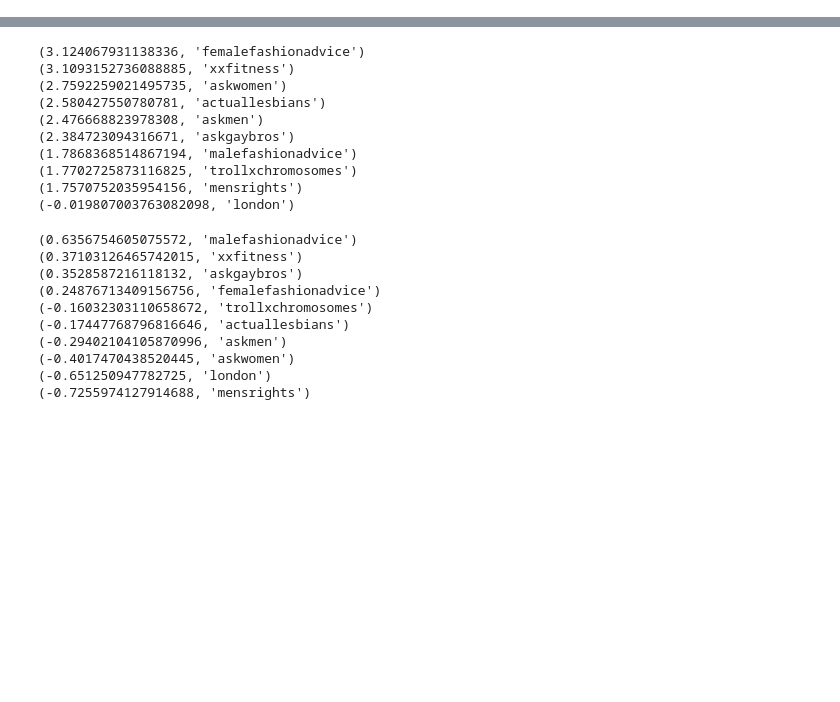
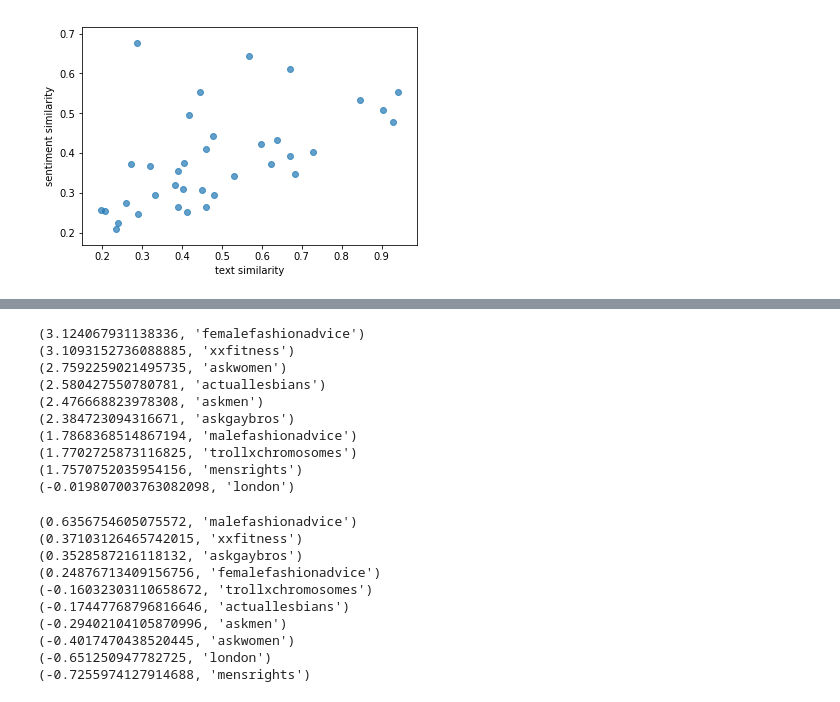
Before and after one commit to lucy3/reddit-sent, a Jupyter notebook: code/plot_sim_correlations.ipynb, the cells around one changed output, grey strips where cells are left out. Drawn from its saved outputs; the diff is of its cells as text; code cells hidden in the pictures; blank space fills up the shorter version.

```diff
--- a/code/plot_sim_correlations.ipynb
+++ b/code/plot_sim_correlations.ipynb
@@ -29,0 +32,7 @@ print "Spearman:", spearmanr(X_vals, Y_vals)
+# %%
+plt.scatter(df['TEXT'], df['SENT'],alpha=0.7)
+plt.xlabel('text similarity')
+plt.ylabel('sentiment similarity')
+plt.show()
+# %% [output]
+[figure, added]
```
Also changed, not shown: parts of 4 cells of this notebook, 1 other file.
